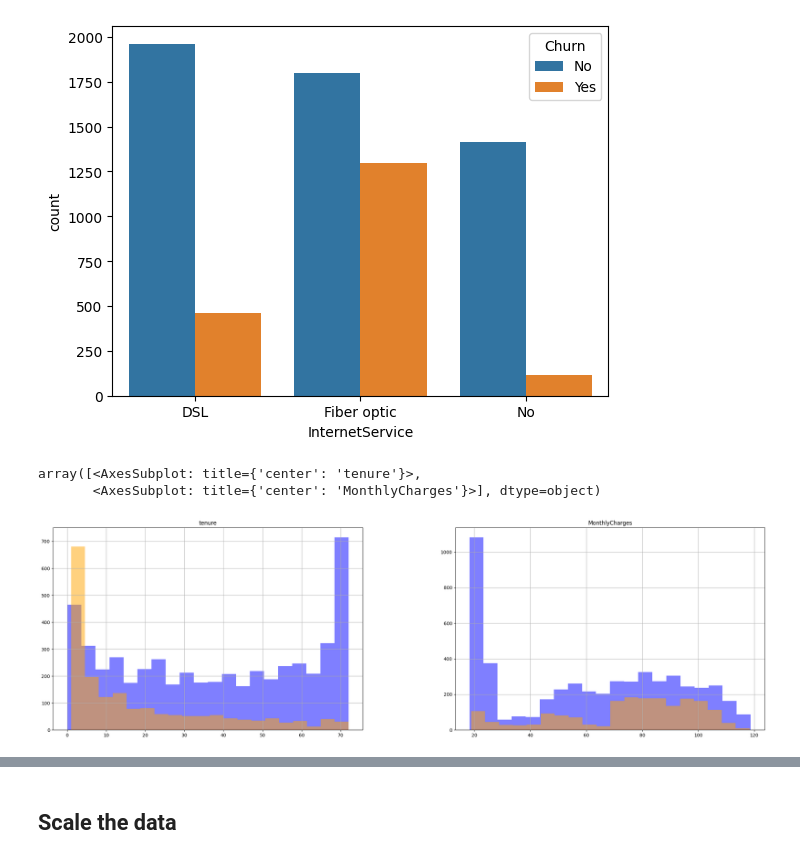
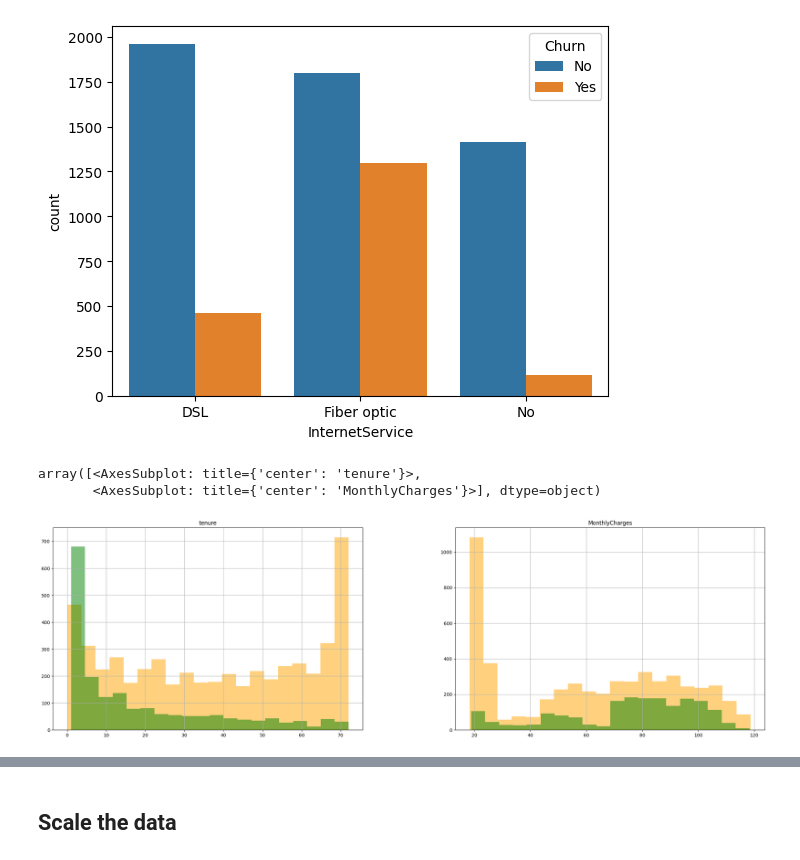
Before and after one commit to SergiDataAnalyst/customer_churn_prediction, a Jupyter notebook: customer_chur_prediction.ipynb, the cells around one changed output, grey strips where cells are left out. Drawn from its saved outputs; the diff is of its cells as text; code cells hidden in the pictures.

```diff
--- a/customer_chur_prediction.ipynb
+++ b/customer_chur_prediction.ipynb
@@ -102,3 +102,7 @@ plt.grid(True, linestyle='--', alpha=0.7)
 plt.show()
 # %% [output]
 [figure]
+# %%
+df['TotalCharges'] = pd.to_numeric(df['TotalCharges'], errors='coerce')
+# %%
+nan_values = df['TotalCharges'].isna().sum()
@@ -105,3 +113,6 @@ plt.show()
+# %%
+if nan_values > 0:
+    df['TotalCharges'].fillna(df['TotalCharges'].mean(), inplace=True)
 # %%
 mean_total_charges = df['TotalCharges'].mean()
 median_total_charges = df['TotalCharges'].median()
@@ -172,9 +183,9 @@ sns.countplot(x='InternetService', hue='Churn', data=df)
 # %%
 numericFeatures = ['tenure', 'MonthlyCharges']
 fig, ax = plt.subplots(1,2, figsize=(28, 8))
-df[df.Churn == "No"][numericFeatures].hist(bins=20, color='blue', alpha=0.5, ax=ax)
-df[df.Churn == "Yes"][numericFeatures].hist(bins=20, color='orange', alpha=0.5, ax=ax)
+df[df.Churn == "No"][numericFeatures].hist(bins=20, color='orange', alpha=0.5, ax=ax)
+df[df.Churn == "Yes"][numericFeatures].hist(bins=20, color='green', alpha=0.5, ax=ax)
 # %% [output]
 array([<AxesSubplot: title={'center': 'tenure'}>,
        <AxesSubplot: title={'center': 'MonthlyCharges'}>], dtype=object)
-[figure, old version]
+[figure, new version]
```
Also changed, not shown: parts of 23 cells of this notebook.
